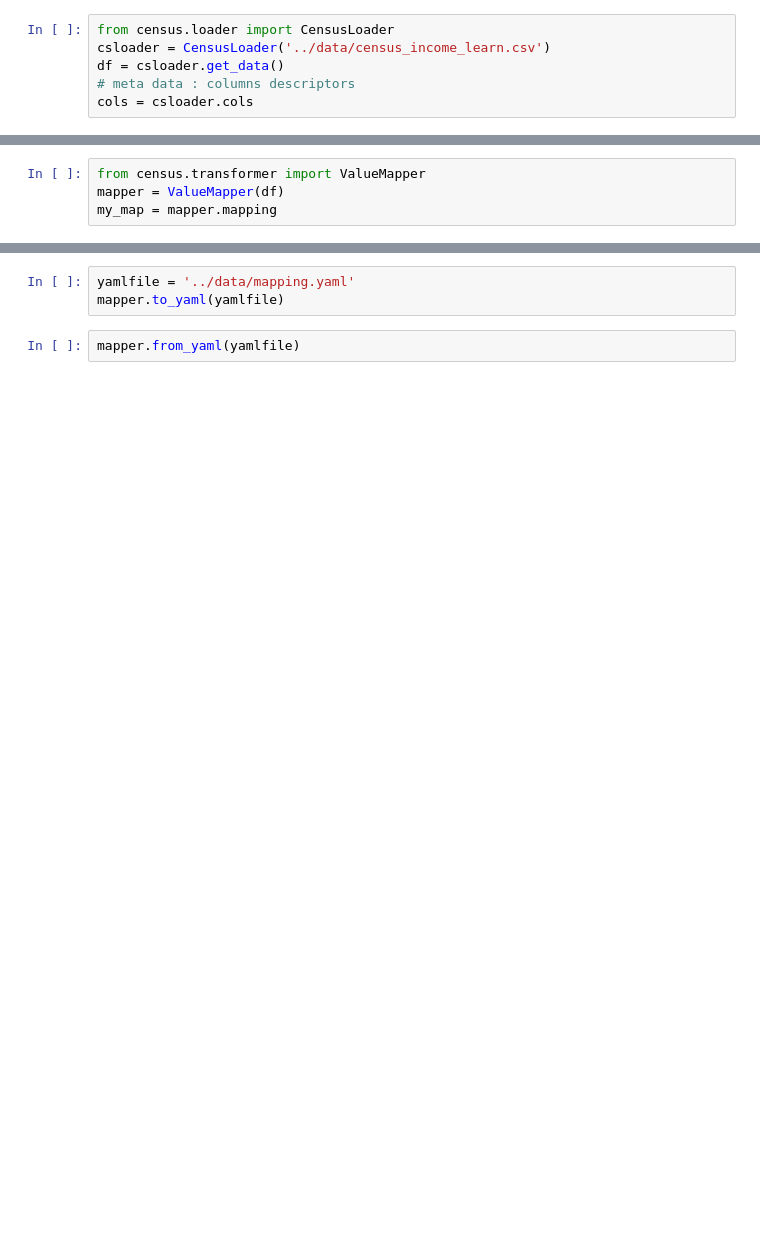
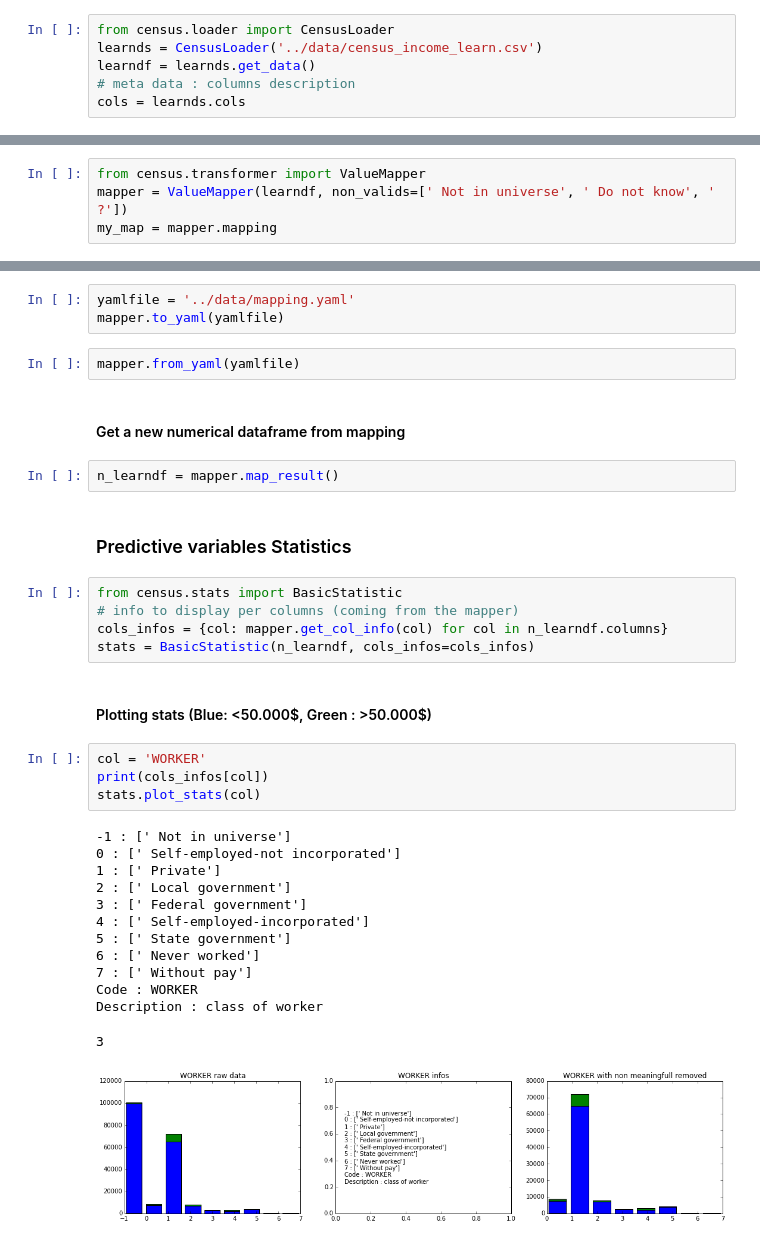
Before and after one commit to kenjil/us_census, a Jupyter notebook: ipython/run.ipynb, the cells around one changed output, grey strips where cells are left out. Cells and saved outputs as stored; diff of their text form; blank space fills up the shorter version.

```diff
--- a/ipython/run.ipynb
+++ b/ipython/run.ipynb
@@ -8,6 +10,6 @@ import pandas
 # %%
 from census.loader import CensusLoader
-csloader = CensusLoader('../data/census_income_learn.csv')
-df = csloader.get_data()
-# meta data : columns descriptors
-cols = csloader.cols
+learnds = CensusLoader('../data/census_income_learn.csv')
+learndf = learnds.get_data()
+# meta data : columns description
+cols = learnds.cols
@@ -14,4 +18,4 @@ cols = csloader.cols
 # %%
 from census.transformer import ValueMapper
-mapper = ValueMapper(df)
+mapper = ValueMapper(learndf, non_valids=[' Not in universe', ' Do not know', ' ?'])
 my_map = mapper.mapping
@@ -22,3 +26,34 @@ yamlfile = '../data/mapping.yaml'
 mapper.to_yaml(yamlfile)
 # %%
 mapper.from_yaml(yamlfile)
+# %% [markdown]
+#### Get a new numerical dataframe from mapping
+# %%
+n_learndf = mapper.map_result()
+# %% [markdown]
+### Predictive variables Statistics
+# %%
+from census.stats import BasicStatistic
+# info to display per columns (coming from the mapper)
+cols_infos = {col: mapper.get_col_info(col) for col in n_learndf.columns}
+stats = BasicStatistic(n_learndf, cols_infos=cols_infos)
+# %% [markdown]
+#### Plotting stats (Blue: <50.000\$, Green : >50.000\$)
+# %%
+col = 'WORKER'
+print(cols_infos[col])
+stats.plot_stats(col)
+# %% [output]
+-1 : [' Not in universe']
+0 : [' Self-employed-not incorporated']
+1 : [' Private']
+2 : [' Local government']
+3 : [' Federal government']
+4 : [' Self-employed-incorporated']
+5 : [' State government']
+6 : [' Never worked']
+7 : [' Without pay']
+Code : WORKER
+Description : class of worker
+3
+[figure, added]
```
Also changed, not shown: parts of 5 cells of this notebook.
